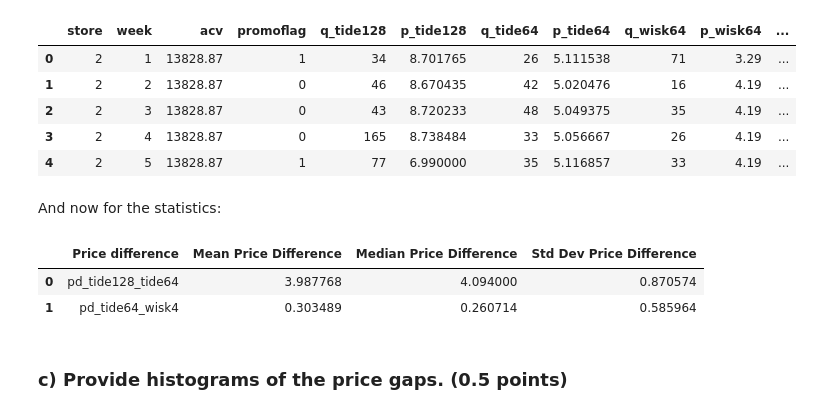
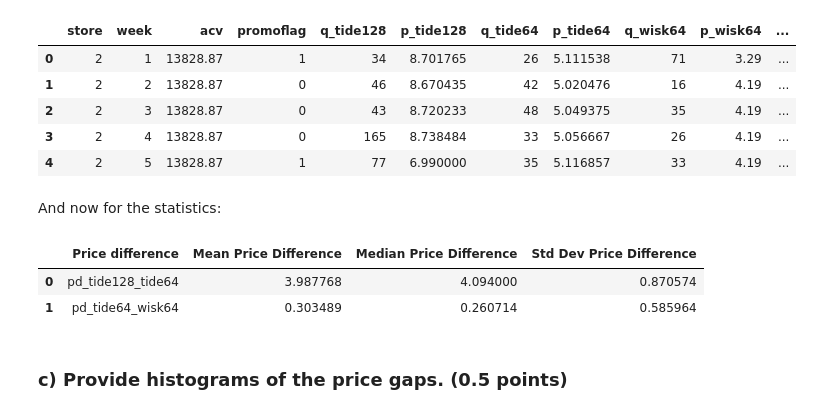
Before and after one commit to Ulyssem23/Marketing_HW_3, a Jupyter notebook: Marketing Analytics Assignment 3 - Ulysse Macé.ipynb, the cells around one changed output. Drawn from its saved outputs; the diff is of its cells as text; code cells hidden in the pictures.

```diff
--- a/Marketing Analytics Assignment 3 - Ulysse Macé.ipynb
+++ b/Marketing Analytics Assignment 3 - Ulysse Macé.ipynb
@@ -147,7 +147,7 @@ Assuming that we do not take the absolute value price difference but rather the
 #first one
 df['pd_tide128_tide64'] = df['p_tide128'] - df['p_tide64']
 #second one
-df['pd_tide64_wisk4'] = df['p_tide64'] - df['p_wisk64']
+df['pd_tide64_wisk64'] = df['p_tide64'] - df['p_wisk64']
 #note: pd stands for price difference, and we put the variables in the same order as the subtraction
 
 df.head()
@@ -162,26 +162,26 @@ df.head()
 And now for the statistics:
 # %%
 pd_stats = {
-    "Price difference": ["pd_tide128_tide64", "pd_tide64_wisk4"],
+    "Price difference": ["pd_tide128_tide64", "pd_tide64_wisk64"],
     "Mean Price Difference": [
         df['pd_tide128_tide64'].mean(),
-        df['pd_tide64_wisk4'].mean()
+        df['pd_tide64_wisk64'].mean()
     ],
     "Median Price Difference": [
         df['pd_tide128_tide64'].median(),
-        df['pd_tide64_wisk4'].median()
+        df['pd_tide64_wisk64'].median()
     ],
     "Std Dev Price Difference": [
         df['pd_tide128_tide64'].std(),
-        df['pd_tide64_wisk4'].std()
+        df['pd_tide64_wisk64'].std()
     ]
 }
 pd_summary_table = pd.DataFrame(pd_stats)
 
 pd_summary_table
 # %% [output]
 |  | Price difference | Mean Price Difference | Median Price Difference | Std Dev Price Difference |
 | 0 | pd_tide128_tide64 | 3.987768 | 4.094000 | 0.870574 |
-| 1 | pd_tide64_wisk4 | 0.303489 | 0.260714 | 0.585964 |
+| 1 | pd_tide64_wisk64 | 0.303489 | 0.260714 | 0.585964 |
 # %% [markdown]
 ### c) Provide histograms of the price gaps. (0.5 points)
```
Also changed, not shown: parts of 4 cells of this notebook.
